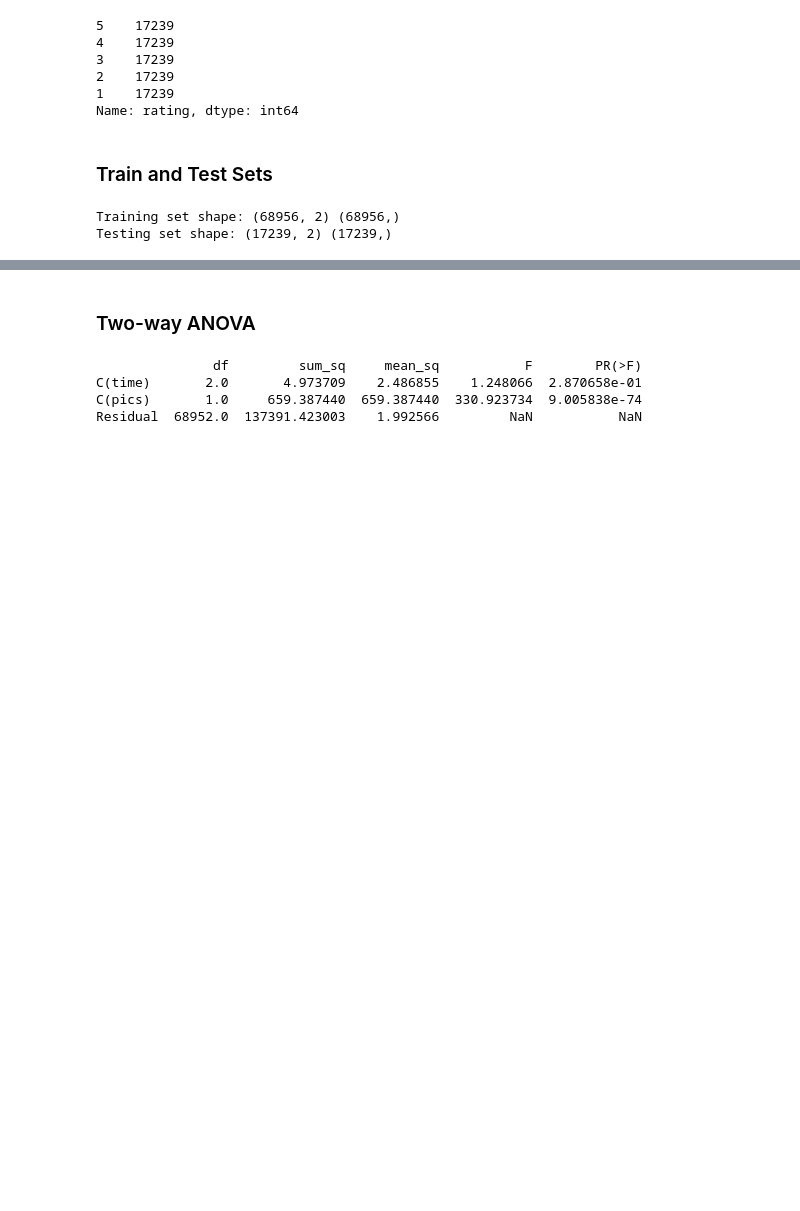
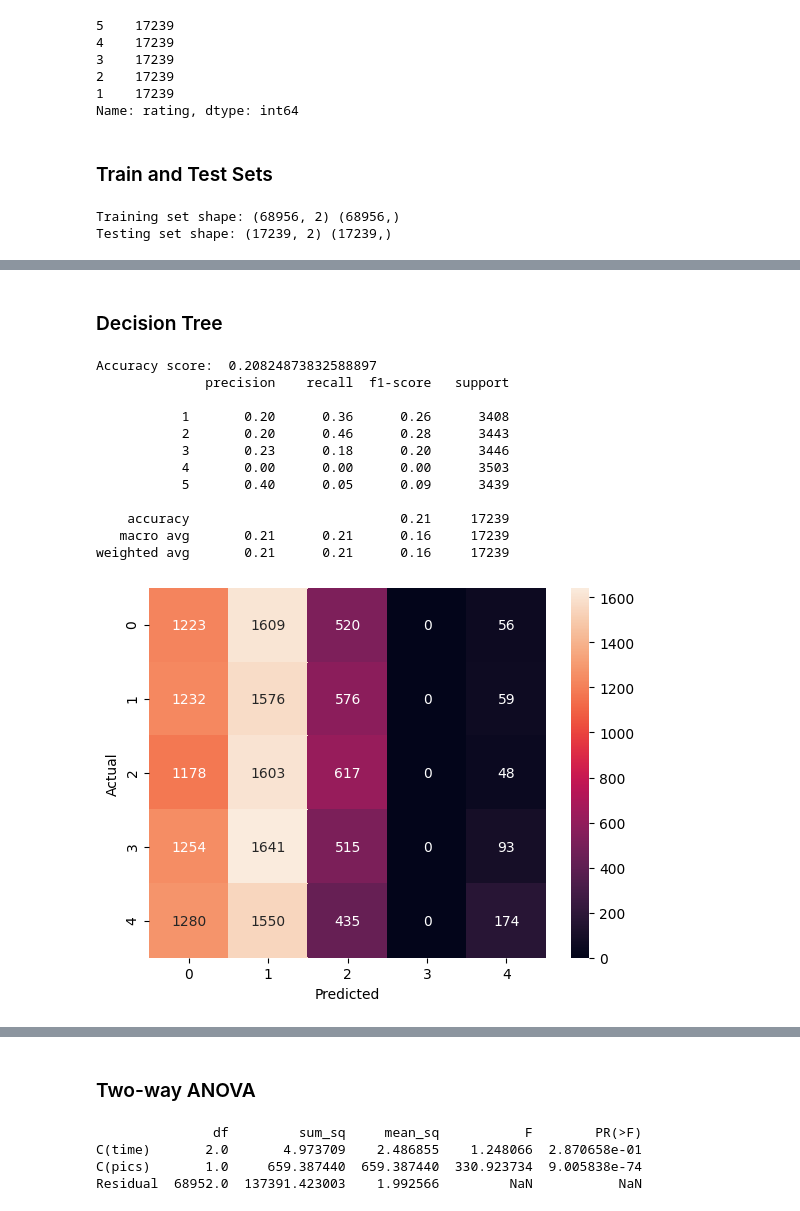
Before and after one commit to SkywingsWang/Masters-Degree-Dissertation, a Jupyter notebook: dissertation.ipynb, the cells around one changed output, grey strips where cells are left out. Saved outputs shown, nothing was run; the diff lists cells and outputs as text; code cells hidden in the pictures; blank space fills up the shorter version.

```diff
--- a/dissertation.ipynb
+++ b/dissertation.ipynb
@@ -262,0 +382,38 @@ Testing set shape: (17239, 2) (17239,)
+# %% [markdown]
+### Decision Tree
+# %%
+from sklearn.tree import DecisionTreeClassifier
+
+# 创建模型
+model = DecisionTreeClassifier()
+
+# 训练模型
+model.fit(X_train, y_train)
+
+# 在测试集上进行预测
+predictions = model.predict(X_test)
+
+# 评估模型
+print('Accuracy score: ', accuracy_score(y_test, predictions))
+print(classification_report(y_test, predictions))
+
+# 可视化混淆矩阵
+cm = confusion_matrix(y_test, predictions)
+sns.heatmap(cm, annot=True, fmt=".0f")
+plt.xlabel('Predicted')
+plt.ylabel('Actual')
+plt.show()
+# %% [output]
+Accuracy score:  0.20824873832588897
+              precision    recall  f1-score   support
+
+           1       0.20      0.36      0.26      3408
+           2       0.20      0.46      0.28      3443
+           3       0.23      0.18      0.20      3446
+           4       0.00      0.00      0.00      3503
+           5       0.40      0.05      0.09      3439
+
+    accuracy                           0.21     17239
+   macro avg       0.21      0.21      0.16     17239
+weighted avg       0.21      0.21      0.16     17239
+[figure, added]
```
Also changed, not shown: parts of 21 cells of this notebook.
